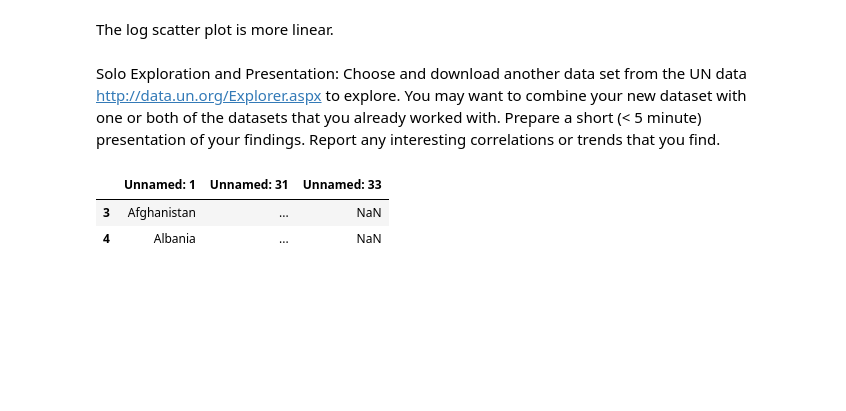
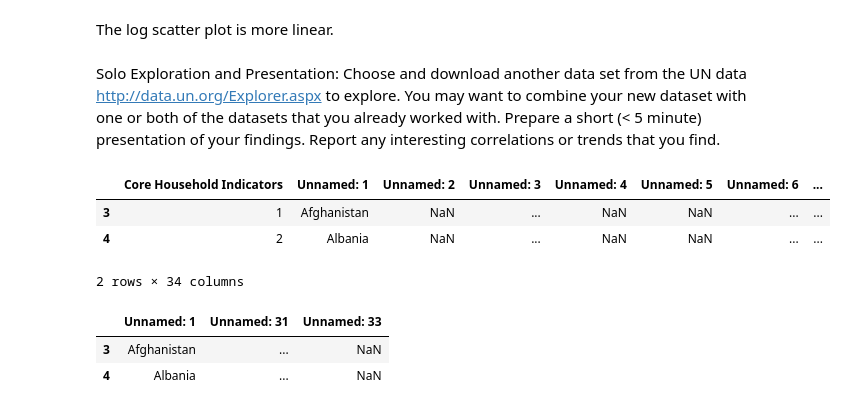
Before and after one commit to nss-data-science-cohort-6/un_data_question-jeffreyreeve, a Jupyter notebook: notebooks/UN_Data_Exploration.ipynb, the cells around one changed output. Cells and saved outputs as stored; diff of their text form; code cells hidden in the pictures; blank space fills up the shorter version.

```diff
--- a/notebooks/UN_Data_Exploration.ipynb
+++ b/notebooks/UN_Data_Exploration.ipynb
@@ -481,6 +481,13 @@ Choose and download another data set from the UN data http://data.un.org/Explore
 mobile_phone_percent_usage = pd.read_excel('../data/mobile_percentage_use.xls')
 # %%
 mobile_phone_percent_usage = mobile_phone_percent_usage.drop(labels=[0,1,2], axis=0)
+# %%
+mobile_phone_percent_usage.head(2)
+# %% [output]
+|  | Core Household Indicators | Unnamed: 1 | Unnamed: 2 | Unnamed: 3 | Unnamed: 4 | Unnamed: 5 | Unnamed: 6 | ... |
+| 3 | 1 | Afghanistan | NaN | ... | NaN | NaN | ... | ... |
+| 4 | 2 | Albania | NaN | ... | NaN | NaN | ... | ... |
+2 rows × 34 columns
 # %%
 mobile_phone_percent_usage = mobile_phone_percent_usage.drop(columns = ['Core Household Indicators', 'Unnamed: 2', 'Unnamed: 3', 'Unnamed: 4', 'Unnamed: 5', 'Unnamed: 6', 'Unnamed: 7', 'Unnamed: 8', 'Unnamed: 9', 'Unnamed: 10', 'Unnamed: 11', 'Unnamed: 12', 'Unnamed: 13', 'Unnamed: 14', 'Unnamed: 15', 'Unnamed: 16',  'Unnamed: 17', 'Unnamed: 18', 'Unnamed: 19', 'Unnamed: 20', 'Unnamed: 21','Unnamed: 22', 'Unnamed: 23', 'Unnamed: 24', 'Unnamed: 25', 'Unnamed: 26', 'Unnamed: 27', 'Unnamed: 28', 'Unnamed: 29', 'Unnamed: 30', 'Unnamed: 32'])
 # %%
```
Also changed, not shown: parts of 3 cells of this notebook.
